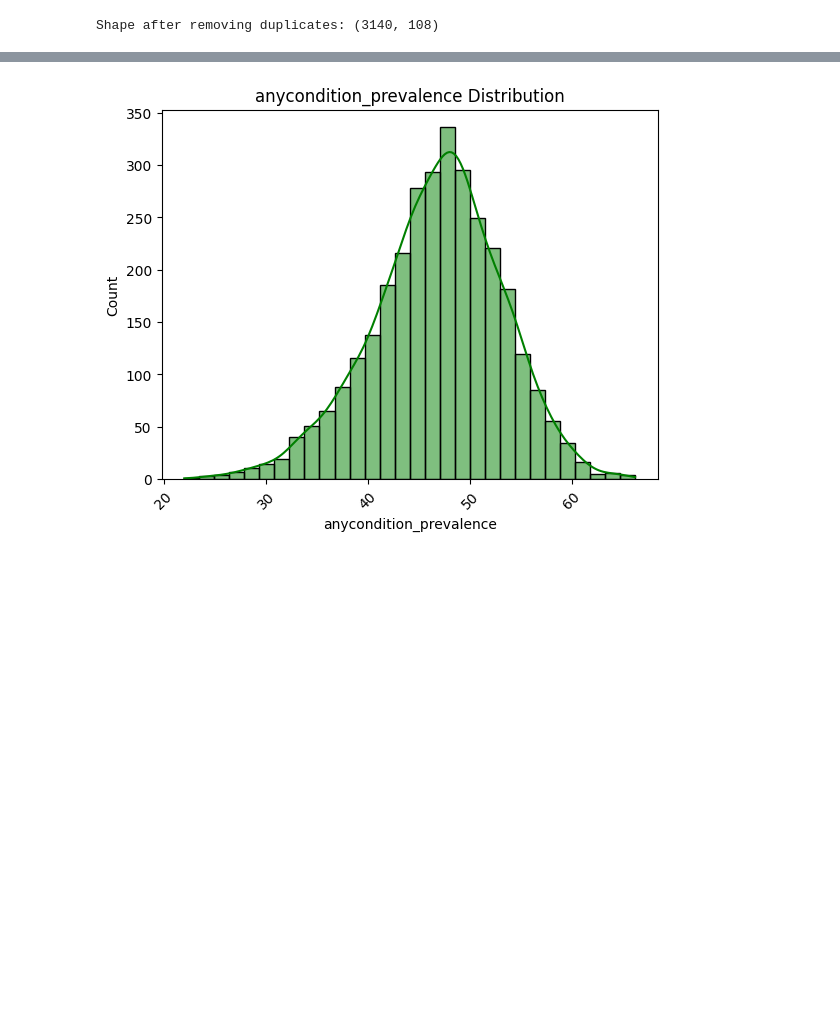
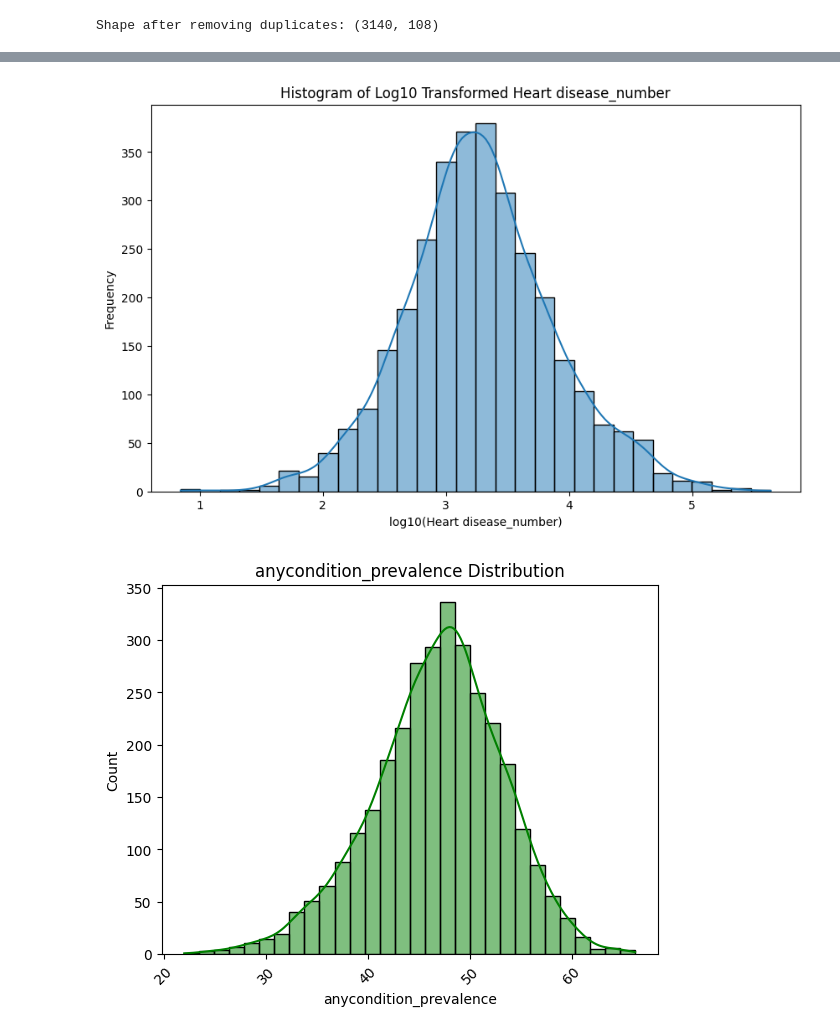
Before and after one commit to SayLesAI/SayLesAI_, a Jupyter notebook: src/explore.ipynb, the cells around one changed output, grey strips where cells are left out. Cells and saved outputs as stored; diff of their text form; code cells hidden in the pictures; blank space fills up the shorter version.

```diff
--- a/src/explore.ipynb
+++ b/src/explore.ipynb
@@ -115,3 +115,19 @@ plt.show()
+# %%
+import numpy as np
+if (df[target_variable] > 0).all():
+    # Apply log10 transformation
+    df['log10_' + target_variable] = np.log10(df[target_variable])
+    # Plot histogram of the transformed target_variable
+    plt.figure(figsize=(10, 6))  # Set figure size
+    sns.histplot(df['log10_' + target_variable], kde=True, bins=30)
+    plt.title(f"Histogram of Log10 Transformed {target_variable}")
+    plt.xlabel(f"log10({target_variable})")
+    plt.ylabel("Frequency")
+    plt.show()
+else:
+    print("The target_variable contains zero or negative values. Logarithmic transformation is not possible.")
+# %% [output]
+[figure, added]
 # %%
 # Campaign contacts ("campaign")
 sns.histplot(df['anycondition_prevalence'], bins=30, kde=True, color='green')
```
Also changed, not shown: parts of 34 cells of this notebook.
